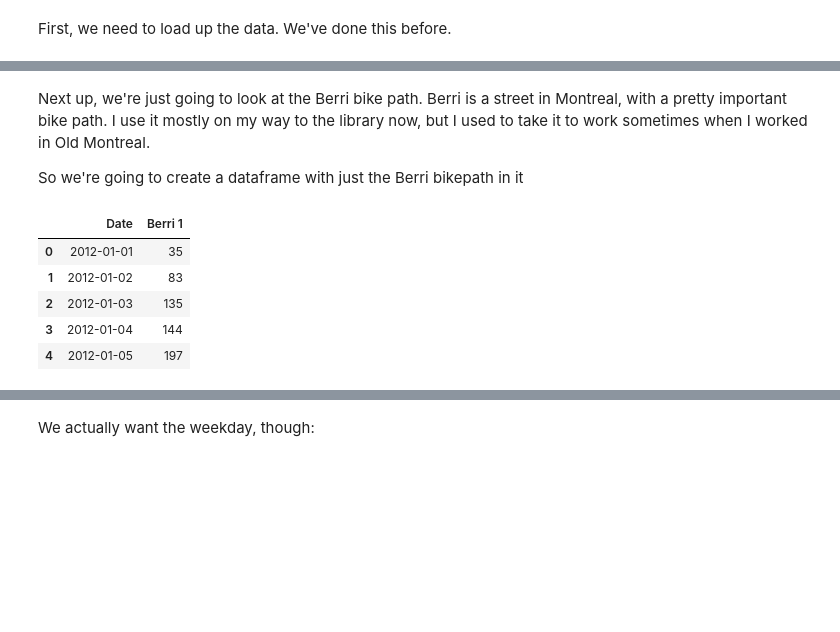
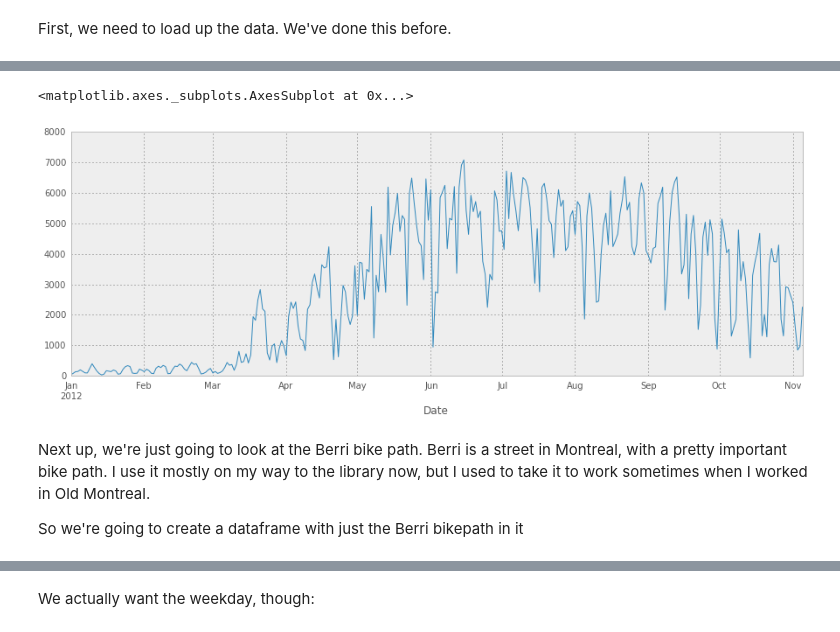
Before and after one commit to calherries/clj-data-cookbook, a Jupyter notebook: pandas-cookbook/Chapter 4 - Find out on which weekday people bike the most with groupby and aggregate.ipynb, the cells around one changed output, grey strips where cells are left out. Cells and saved outputs as stored; diff of their text form; code cells hidden in the pictures; blank space fills up the shorter version.

```diff
--- a/pandas-cookbook/Chapter 4 - Find out on which weekday people bike the most with groupby and aggregate.ipynb
+++ b/pandas-cookbook/Chapter 4 - Find out on which weekday people bike the most with groupby and aggregate.ipynb
@@ -38,3 +1,17 @@ nil
+# %%
+%matplotlib inline
+
+import pandas as pd
+import matplotlib.pyplot as plt
+
+pd.set_option('display.mpl_style', 'default') # Make the graphs a bit prettier
+plt.rcParams['figure.figsize'] = (15, 5)
+plt.rcParams['font.family'] = 'sans-serif'
+
+# This is necessary to show lots of columns in pandas 0.12.
+# Not necessary in pandas 0.13.
+pd.set_option('display.width', 5000)
+pd.set_option('display.max_columns', 60)
 # %% [markdown]
 Okay! We're going back to our bike path dataset here. I live in Montreal, and I was curious about whether we're more of a commuter city or a biking-for-fun city -- do people bike more on weekends, or on weekdays?
 # %% [markdown]
@@ -97,23 +21,10 @@ First, we need to load up the data. We've done this before.
+# %%
+bikes = pd.read_csv('../data/bikes.csv', sep=';', encoding='latin1', parse_dates=['Date'], dayfirst=True, index_col='Date')
+bikes['Berri 1'].plot()
+# %% [output]
+<matplotlib.axes._subplots.AxesSubplot at 0x...>
+[figure, added]
 # %% [markdown]
 Next up, we're just going to look at the Berri bike path. Berri is a street in Montreal, with a pretty important bike path. I use it mostly on my way to the library now, but I used to take it to work sometimes when I worked in Old Montreal.
 
 So we're going to create a dataframe with just the Berri bikepath in it
-# %%
-;; Python
-;; berri_bikes = bikes[['Berri 1']].copy()
-;; berri_bikes[:5]
-
-(def berri-bikes
-    (->> bikes
-         (map #(select-keys % [:Date (keyword "Berri 1")]))))
-
-(->> berri-bikes
-     (take 5)
-     show-table)
-# %% [output]
-|  | Date | Berri 1 |
-| 0 | 2012-01-01 | 35 |
-| 1 | 2012-01-02 | 83 |
-| 2 | 2012-01-03 | 135 |
-| 3 | 2012-01-04 | 144 |
-| 4 | 2012-01-05 | 197 |
```
Also changed, not shown: parts of 26 cells of this notebook, 3 other files.
